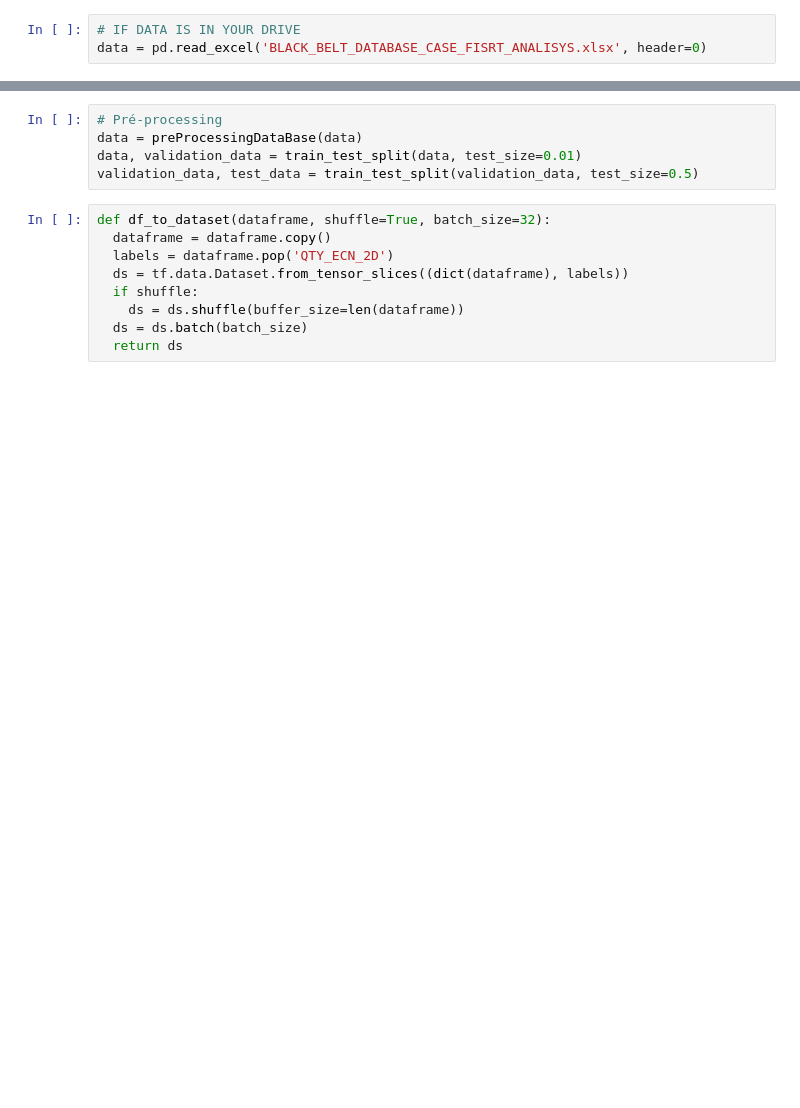
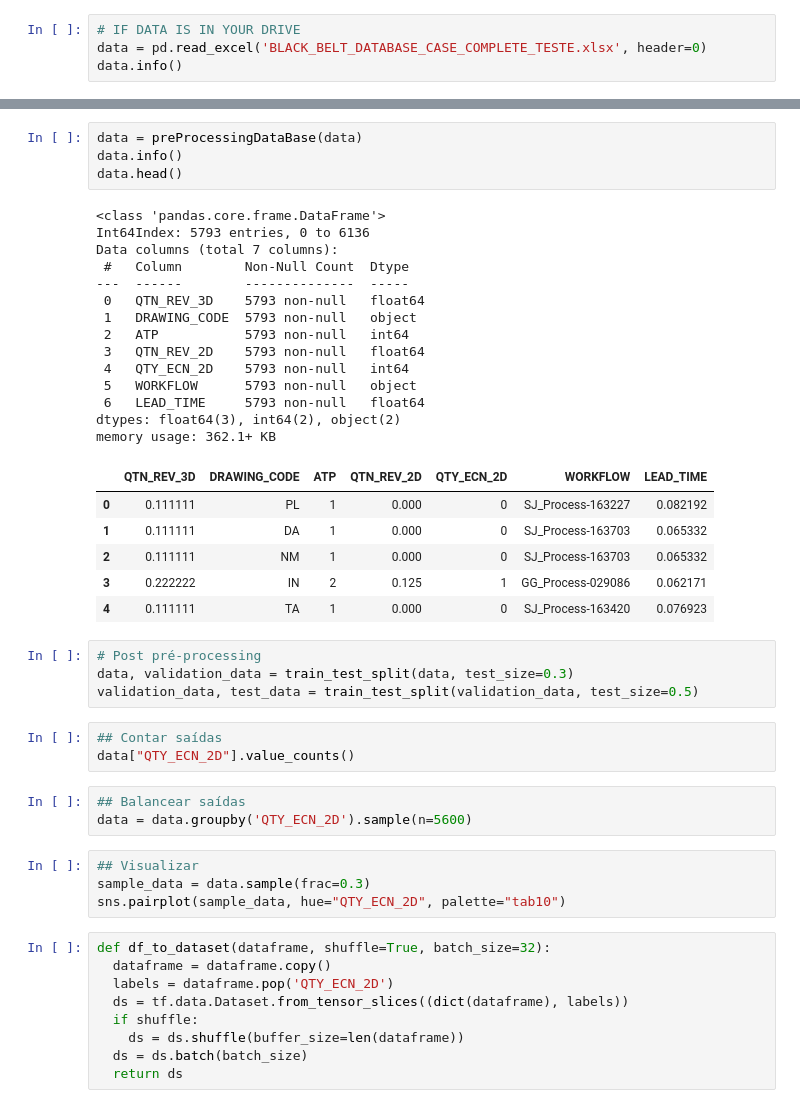
Before and after one commit to matheusmgams/safran-black-belt, a Jupyter notebook: projeto_safran.ipynb, the cells around one changed output, grey strips where cells are left out. Cells and saved outputs as stored; diff of their text form; blank space fills up the shorter version.

```diff
--- a/projeto_safran.ipynb
+++ b/projeto_safran.ipynb
@@ -10,3 +11,4 @@ from sklearn.model_selection import train_test_split
 # %%
 # IF DATA IS IN YOUR DRIVE
-data = pd.read_excel('BLACK_BELT_DATABASE_CASE_FISRT_ANALISYS.xlsx', header=0)
+data = pd.read_excel('BLACK_BELT_DATABASE_CASE_COMPLETE_TESTE.xlsx', header=0)
+data.info()
@@ -123,10 +109,44 @@ def preProcessingDataBase(data):
 
     return data
+# %%
+data = preProcessingDataBase(data)
+data.info()
+data.head()
+# %% [output]
+<class 'pandas.core.frame.DataFrame'>
+Int64Index: 5793 entries, 0 to 6136
+Data columns (total 7 columns):
+ #   Column        Non-Null Count  Dtype
+---  ------        --------------  -----
+ 0   QTN_REV_3D    5793 non-null   float64
+ 1   DRAWING_CODE  5793 non-null   object
+ 2   ATP           5793 non-null   int64
+ 3   QTN_REV_2D    5793 non-null   float64
+ 4   QTY_ECN_2D    5793 non-null   int64
+ 5   WORKFLOW      5793 non-null   object
+ 6   LEAD_TIME     5793 non-null   float64
+dtypes: float64(3), int64(2), object(2)
+memory usage: 362.1+ KB
+|  | QTN_REV_3D | DRAWING_CODE | ATP | QTN_REV_2D | QTY_ECN_2D | WORKFLOW | LEAD_TIME |
+| 0 | 0.111111 | PL | 1 | 0.000 | 0 | SJ_Process-163227 | 0.082192 |
+| 1 | 0.111111 | DA | 1 | 0.000 | 0 | SJ_Process-163703 | 0.065332 |
+| 2 | 0.111111 | NM | 1 | 0.000 | 0 | SJ_Process-163703 | 0.065332 |
+| 3 | 0.222222 | IN | 2 | 0.125 | 1 | GG_Process-029086 | 0.062171 |
+| 4 | 0.111111 | TA | 1 | 0.000 | 0 | SJ_Process-163420 | 0.076923 |
 # %%
-# Pré-processing
-data = preProcessingDataBase(data)
-data, validation_data = train_test_split(data, test_size=0.01)
+# Post pré-processing
+data, validation_data = train_test_split(data, test_size=0.3)
 validation_data, test_data = train_test_split(validation_data, test_size=0.5)
+# %%
+## Contar saídas
+data["QTY_ECN_2D"].value_counts()
+# %%
+## Balancear saídas
+data = data.groupby('QTY_ECN_2D').sample(n=5600)
+# %%
+## Visualizar
+sample_data = data.sample(frac=0.3)
+sns.pairplot(sample_data, hue="QTY_ECN_2D", palette="tab10")
 # %%
 def df_to_dataset(dataframe, shuffle=True, batch_size=32):
   dataframe = dataframe.copy()
```
Also changed, not shown: parts of 8 cells of this notebook.
